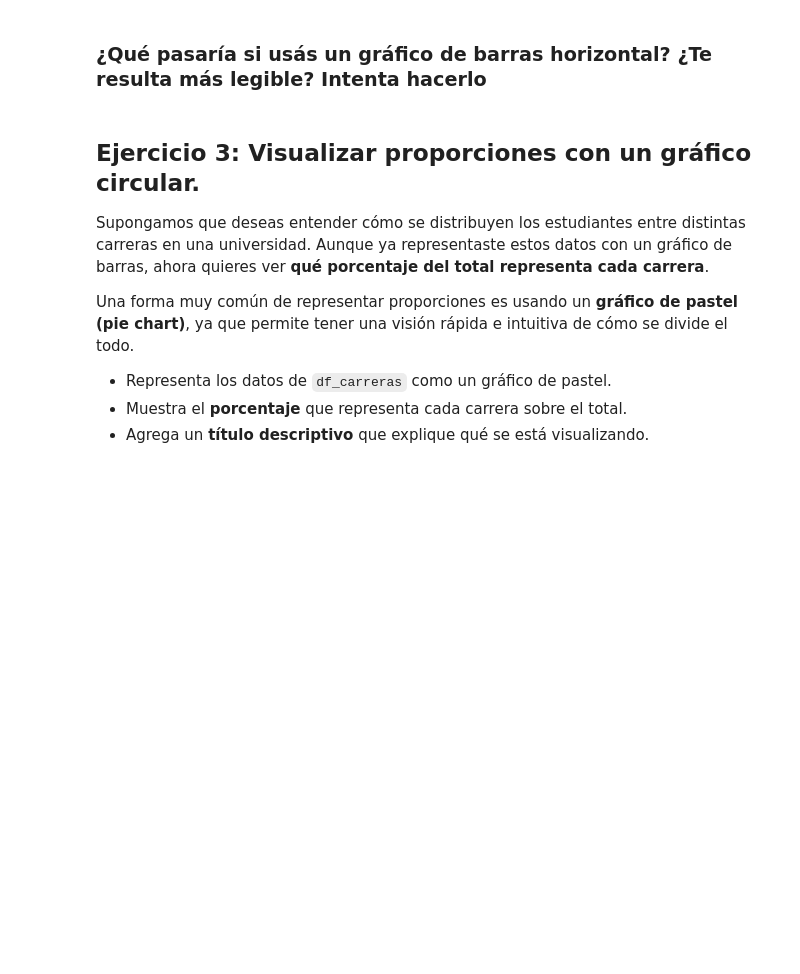
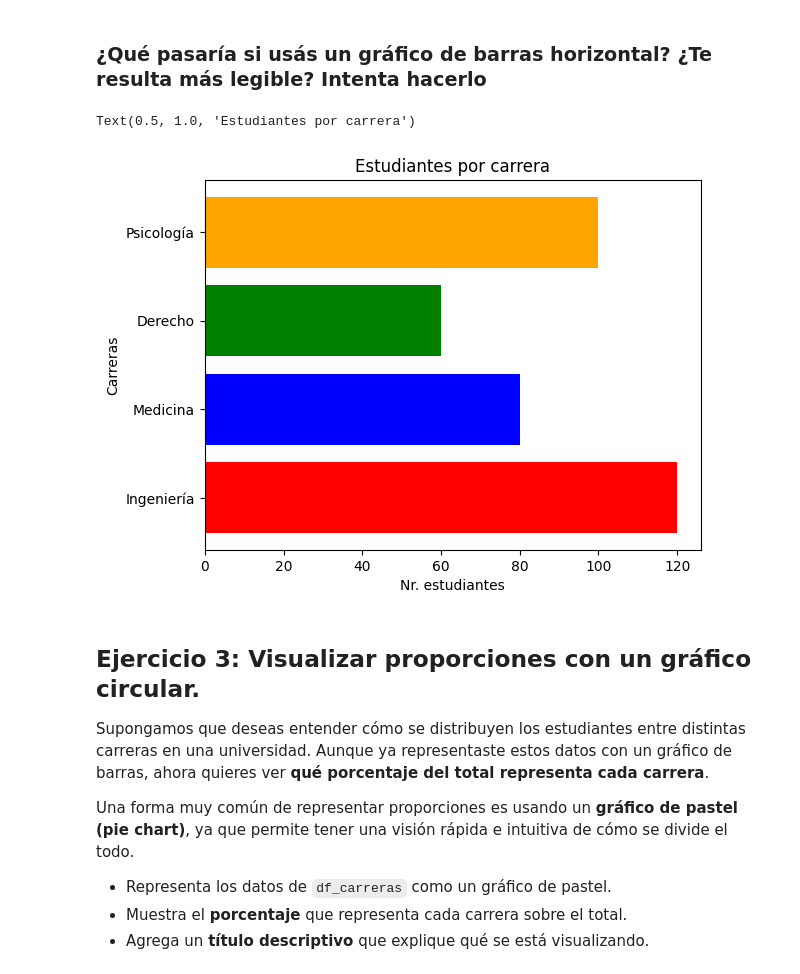
Before and after one commit to 4GeeksAcademy/kiliangil-visualization-exercises-with-matplot-and-seaborn, a Jupyter notebook: notebook/problems.es.ipynb, the cells around one changed output. Saved outputs shown, nothing was run; the diff lists cells and outputs as text; code cells hidden in the pictures; blank space fills up the shorter version.

```diff
--- a/notebook/problems.es.ipynb
+++ b/notebook/problems.es.ipynb
@@ -100,3 +98,12 @@ Text(0.5, 1.0, 'Estudiantes por carrera')
+# %%
+# tu código
+plt.barh(df_carreras["Carrera"], df_carreras["Estudiantes"], color = ["red", "blue", "green", "orange"])
+plt.ylabel("Carreras")
+plt.xlabel("Nr. estudiantes")
+plt.title("Estudiantes por carrera")
+# %% [output]
+Text(0.5, 1.0, 'Estudiantes por carrera')
+[figure, added]
 # %% [markdown]
 ## Ejercicio 3: Visualizar proporciones con un gráfico circular.
 
```
Also changed, not shown: parts of 1 cell of this notebook.
